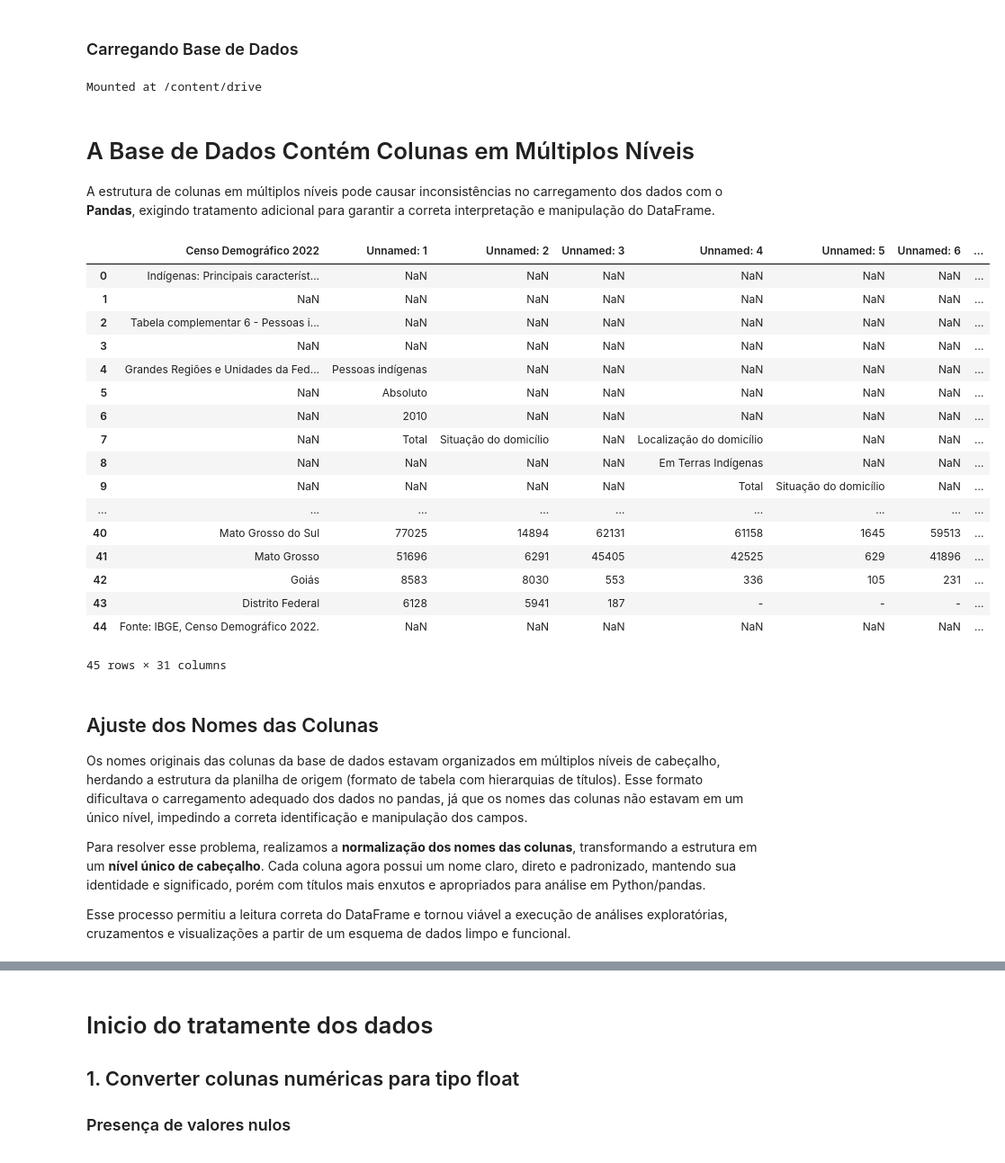
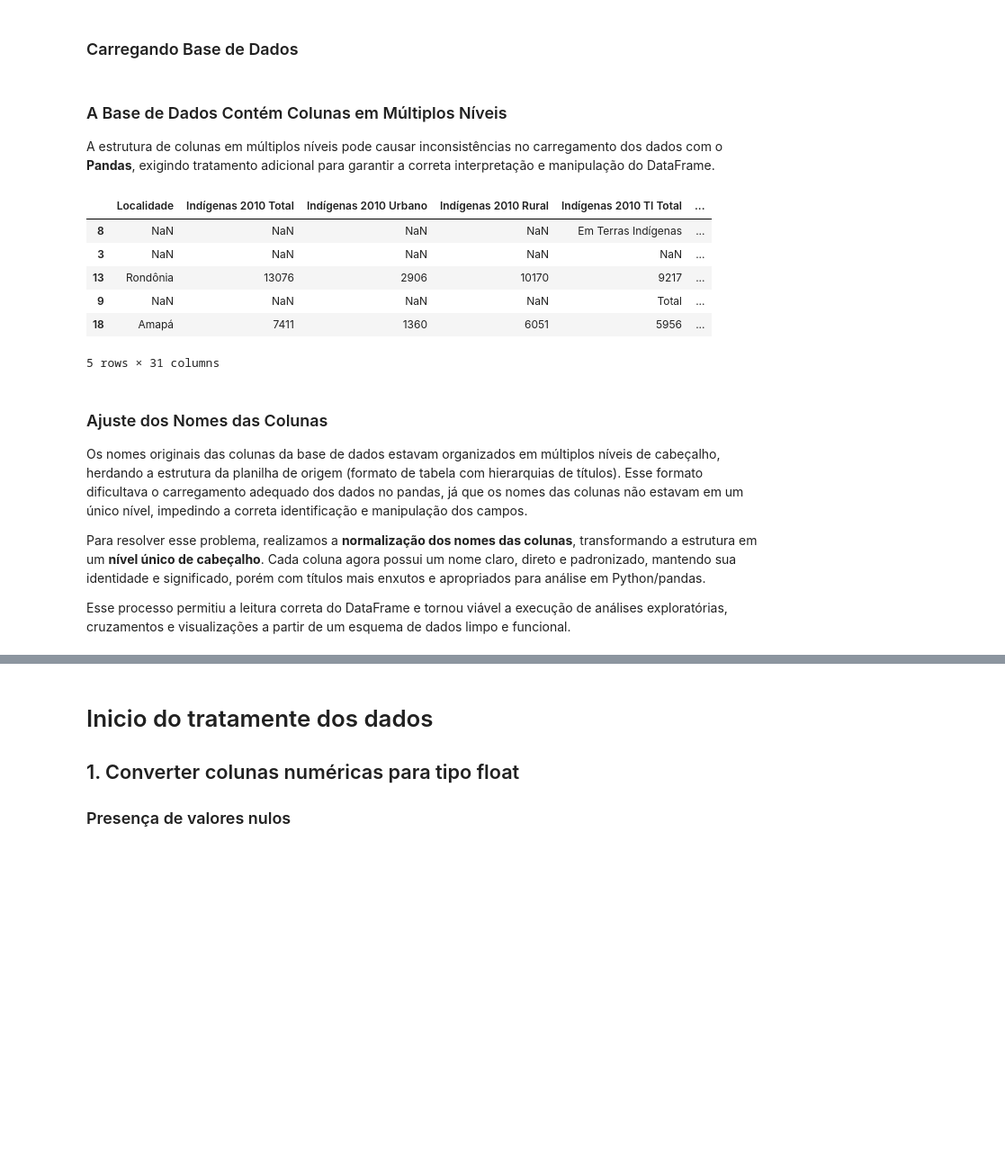
Before and after one commit to LUCASDNORONHA/exploracao-dados-indigenas-2010-2022, a Jupyter notebook: notebooks/limpeza_analise_e_visualizacao.ipynb, the cells around one changed output, grey strips where cells are left out. Shown at 90% size. Saved outputs shown, nothing was run; the diff lists cells and outputs as text; code cells hidden in the pictures; blank space fills up the shorter version.

```diff
--- a/notebooks/Projeto_de_Analise_de_Dados_Exploratoria.ipynb
+++ b/notebooks/limpeza_analise_e_visualizacao.ipynb
@@ -21,37 +21,24 @@ import numpy as np
 import matplotlib.pyplot as plt
 # %% [markdown]
 ### Carregando Base de Dados
-# %%
-db = pd.read_excel("data/raw/Tabela complementar 6 - Pessoas indígenas, por localização e situação do domicílio, segundo as Grandes Regiões e as Unidades da Federação - Brasil - 2010 ⁄2022.xlsx")
-# %% [output]
-Mounted at /content/drive
+# %%
+db = pd.read_excel("../data/raw/indigenas_2010_2022.xlsx")
 # %% [markdown]
-# A Base de Dados Contém Colunas em Múltiplos Níveis
+### A Base de Dados Contém Colunas em Múltiplos Níveis
 
 A estrutura de colunas em múltiplos níveis pode causar inconsistências no carregamento dos dados com o **Pandas**, exigindo tratamento adicional para garantir a correta interpretação e manipulação do DataFrame.
 # %%
-db
+db.sample(5)
 # %% [output]
-|  | Censo Demográfico 2022 | Unnamed: 1 | Unnamed: 2 | Unnamed: 3 | Unnamed: 4 | Unnamed: 5 | Unnamed: 6 | ... |
-| 0 | Indígenas: Principais característ... | NaN | NaN | NaN | NaN | NaN | NaN | ... |
-| 1 | NaN | NaN | NaN | NaN | NaN | NaN | NaN | ... |
-| 2 | Tabela complementar 6 - Pessoas i... | NaN | NaN | NaN | NaN | NaN | NaN | ... |
-| 3 | NaN | NaN | NaN | NaN | NaN | NaN | NaN | ... |
-| 4 | Grandes Regiões e Unidades da Fed... | Pessoas indígenas | NaN | NaN | NaN | NaN | NaN | ... |
-| 5 | NaN | Absoluto | NaN | NaN | NaN | NaN | NaN | ... |
-| 6 | NaN | 2010 | NaN | NaN | NaN | NaN | NaN | ... |
-| 7 | NaN | Total | Situação do domicílio | NaN | Localização do domicílio | NaN | NaN | ... |
-| 8 | NaN | NaN | NaN | NaN | Em Terras Indígenas | NaN | NaN | ... |
-| 9 | NaN | NaN | NaN | NaN | Total | Situação do domicílio | NaN | ... |
-| ... | ... | ... | ... | ... | ... | ... | ... | ... |
-| 40 | Mato Grosso do Sul | 77025 | 14894 | 62131 | 61158 | 1645 | 59513 | ... |
-| 41 | Mato Grosso | 51696 | 6291 | 45405 | 42525 | 629 | 41896 | ... |
-| 42 | Goiás | 8583 | 8030 | 553 | 336 | 105 | 231 | ... |
-| 43 | Distrito Federal | 6128 | 5941 | 187 | - | - | - | ... |
-| 44 | Fonte: IBGE, Censo Demográfico 2022. | NaN | NaN | NaN | NaN | NaN | NaN | ... |
+|  | Localidade | Indígenas 2010 Total | Indígenas 2010 Urbano | Indígenas 2010 Rural | Indígenas 2010 TI Total | ... |
+| 8 | NaN | NaN | NaN | NaN | Em Terras Indígenas | ... |
+| 3 | NaN | NaN | NaN | NaN | NaN | ... |
+| 13 | Rondônia | 13076 | 2906 | 10170 | 9217 | ... |
+| 9 | NaN | NaN | NaN | NaN | Total | ... |
+| 18 | Amapá | 7411 | 1360 | 6051 | 5956 | ... |
-45 rows × 31 columns
+5 rows × 31 columns
 # %% [markdown]
-## Ajuste dos Nomes das Colunas
+### Ajuste dos Nomes das Colunas
 
 Os nomes originais das colunas da base de dados estavam organizados em múltiplos níveis de cabeçalho, herdando a estrutura da planilha de origem (formato de tabela com hierarquias de títulos). Esse formato dificultava o carregamento adequado dos dados no pandas, já que os nomes das colunas não estavam em um único nível, impedindo a correta identificação e manipulação dos campos.
 
```
Also changed, not shown: parts of 11 cells of this notebook, 3 other files.
